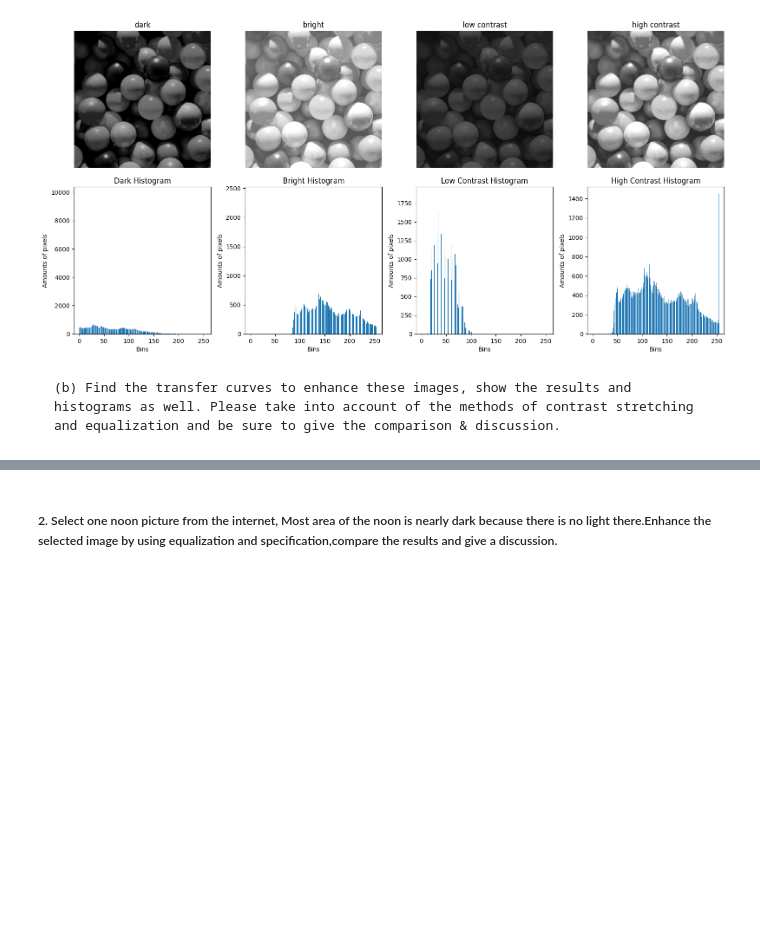
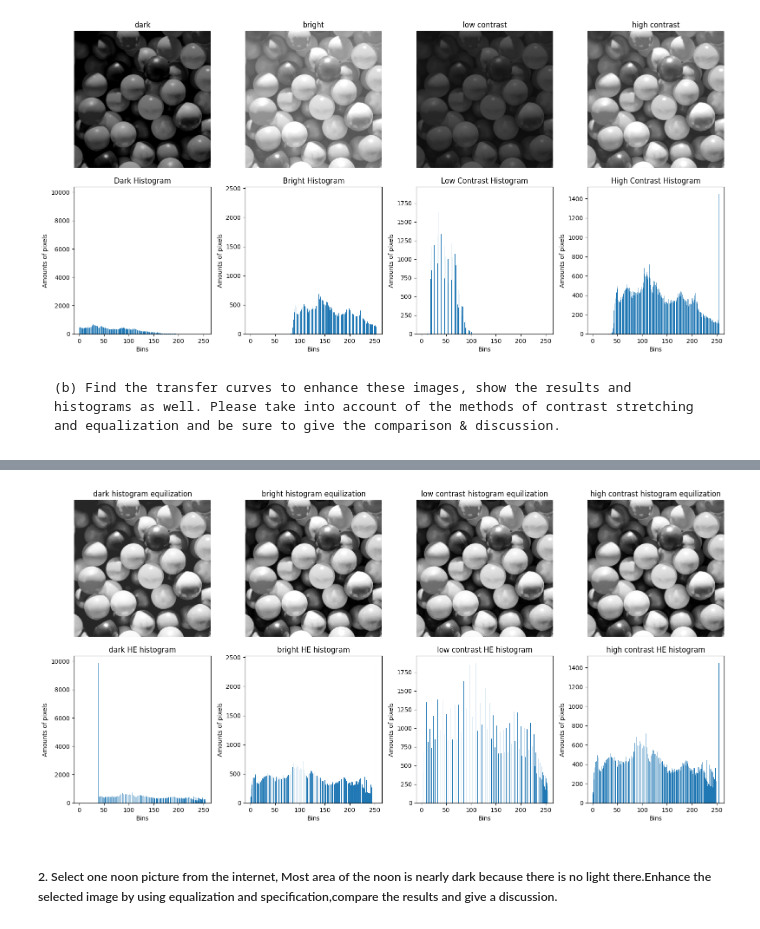
Before and after one commit to kappa0106/Histogram-Equalization-and-Specification, a Jupyter notebook: main.ipynb, the cells around one changed output, grey strips where cells are left out. Drawn from its saved outputs; the diff is of its cells as text; code cells hidden in the pictures; blank space fills up the shorter version.

```diff
--- a/main.ipynb
+++ b/main.ipynb
@@ -135,2 +224,81 @@ plt.show()
+# %%
+# Declare the Histogram Equalization function
+def histogram_equilization(img):
+    hist, bins = np.histogram(img.flatten(), 256, [0, 256])
+    cum_hist = np.cumsum(hist)
+    cum_hist_normalized = cum_hist / float(cum_hist.max())
+    lut = np.round((256 - 1) * cum_hist_normalized)
+    return lut[img]
+# %%
+# Apply histogram equalization to every image
+he_dark = histogram_equilization(dark)
+he_bright = histogram_equilization(bright)
+he_low = histogram_equilization(con_low)
+he_high = histogram_equilization(con_high)
+# %%
+# Show the images together with the corresponding histograms
+plt.figure(num='Ball Pit Histogram Equilization', figsize=(16,8))
+
+# dark image
+plt.subplot(2, 4, 1)
+plt.title('dark histogram equilization')
+plt.imshow(he_dark, cmap='gray', vmin=0, vmax=255)
+plt.axis('off')
+
+# bright image
+plt.subplot(2, 4, 2)
+plt.title('bright histogram equilization')
+plt.imshow(he_bright, cmap='gray', vmin=0, vmax=255)
+plt.axis('off')
+
+# low contrast image
+plt.subplot(2, 4, 3)
+plt.title('low contrast histogram equilization')
+plt.imshow(he_low, cmap='gray', vmin=0, vmax=255)
+plt.axis('off')
+
+# high contrast image
+plt.subplot(2, 4, 4)
+plt.title('high contrast histogram equilization')
+plt.imshow(he_high, cmap='gray', vmin=0, vmax=255)
+plt.axis('off')
+
+# dark image histogram
+plt.subplot(2, 4, 5)
+plt.hist(he_dark.flatten(), bins=256)
+plt.title('dark HE histogram')
+plt.xlabel('Bins')
+plt.xlim([-10, 265])
+plt.ylabel('Amounts of pixels')
+
+# bright image histogram
+plt.subplot(2, 4, 6)
+plt.hist(he_bright.flatten(), bins=256)
+plt.title('bright HE histogram')
+plt.xlabel('Bins')
+plt.xlim([-10, 265])
+plt.ylabel('Amounts of pixels')
+
+# low contrast image histogram
+plt.subplot(2, 4, 7)
+plt.hist(he_low.flatten(), bins=256)
+plt.title('low contrast HE histogram')
+plt.xlabel('Bins')
+plt.xlim([-10, 265])
+plt.ylabel('Amounts of pixels')
+
+# high contrast image histogram
+plt.subplot(2, 4, 8)
+plt.hist(he_high.flatten(), bins=256)
+plt.title('high contrast HE histogram')
+plt.xlabel('Bins')
+plt.xlim([-10, 265])
+plt.ylabel('Amounts of pixels')
+
+plt.tight_layout()
+plt.savefig(r'img\histogram equilization images.png')
+plt.show()
+# %% [output]
+[figure, added]
 # %% [markdown]
 ##### 2. Select one noon picture from the internet, Most area of the noon is nearly dark because there is no light there.Enhance the selected image by using equalization and specification,compare the results and give a discussion.
```
Also changed, not shown: parts of 10 cells of this notebook, 4 other files.
